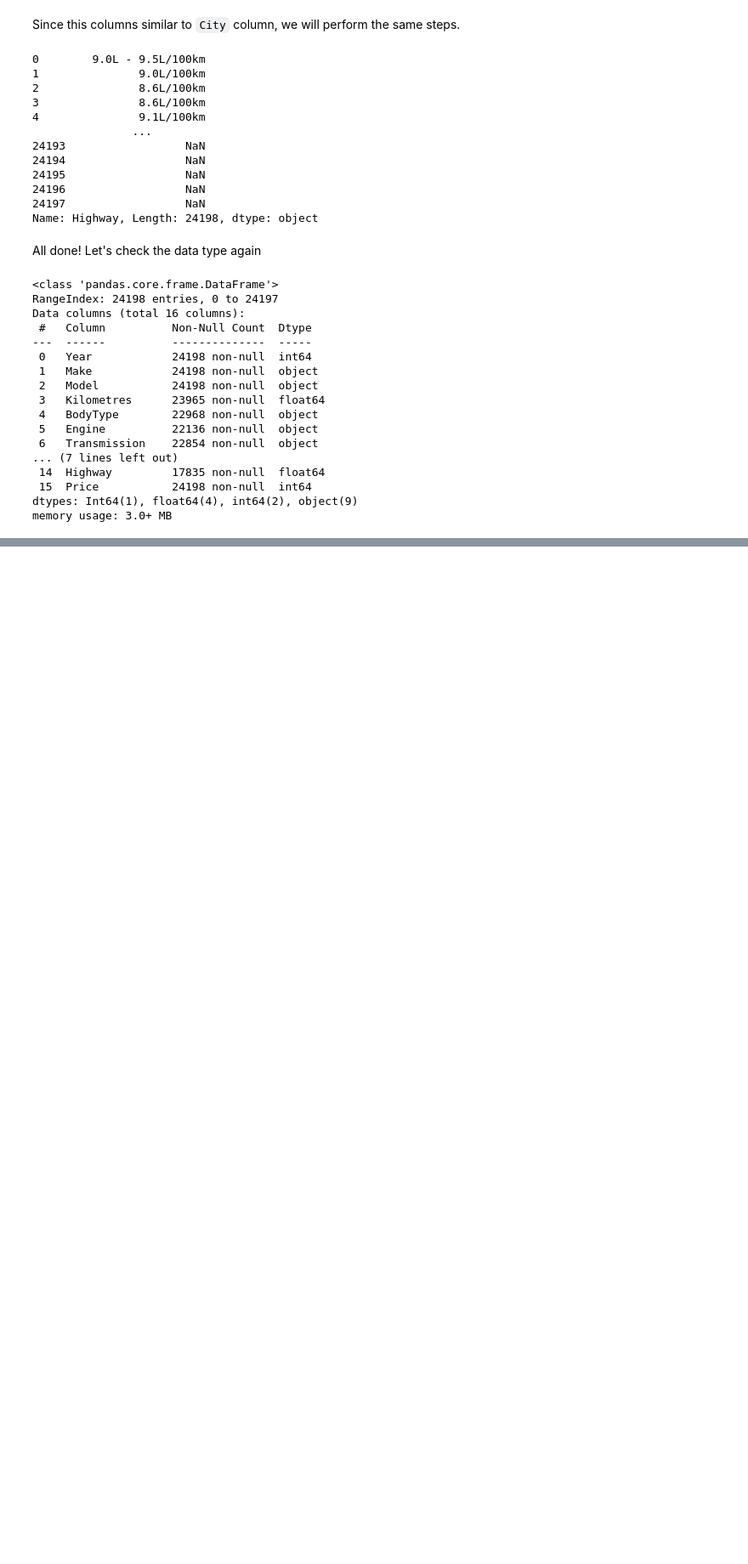
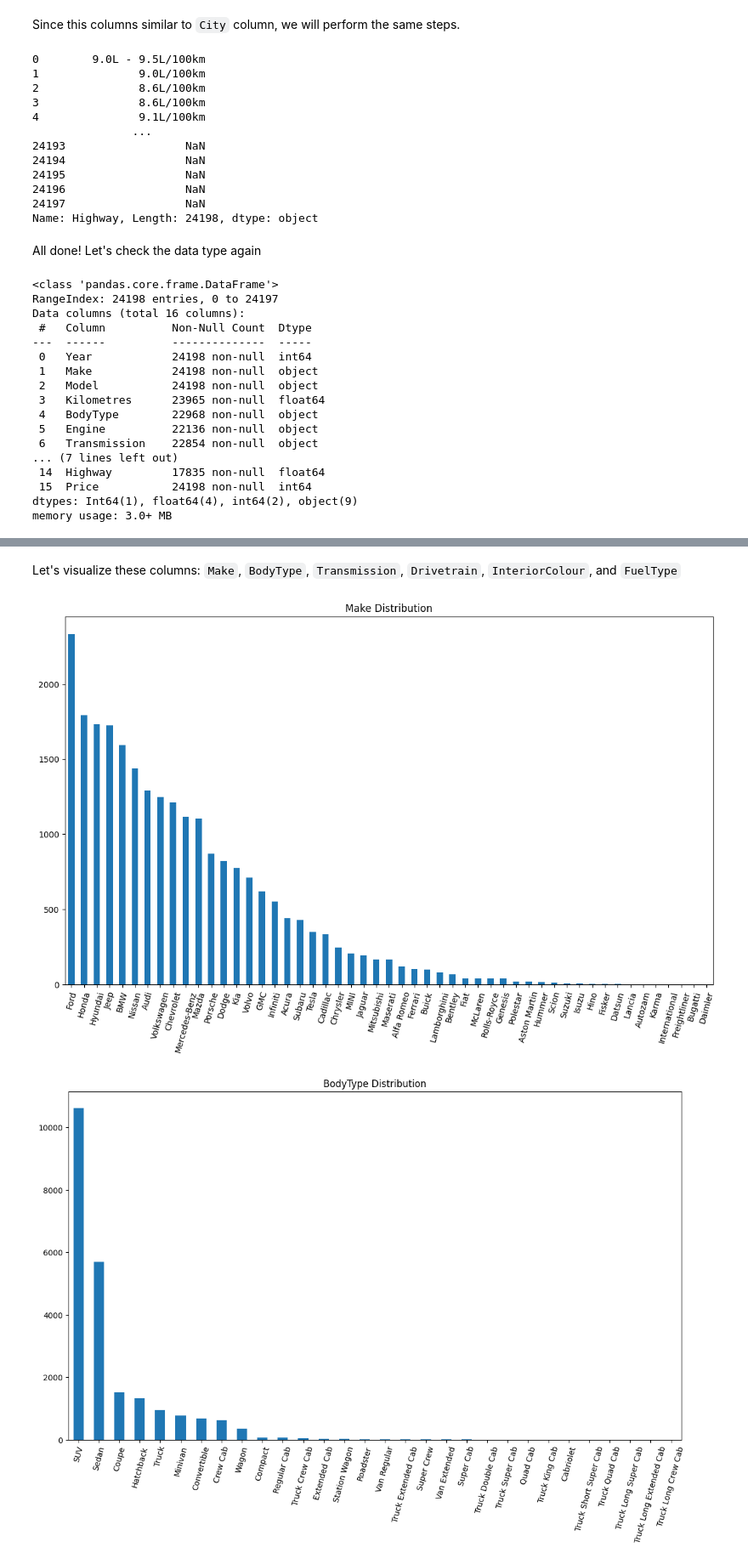
Before and after one commit to alfiannajih/used-vehicle-price-prediction, a Jupyter notebook: used_vehicle.ipynb, the cells around one changed output, grey strips where cells are left out. Shown at 85% size. Drawn from its saved outputs; the diff is of its cells as text; code cells hidden in the pictures; blank space fills up the shorter version.

Commit message:
visualize data distribution

```diff
--- a/used_vehicle.ipynb
+++ b/used_vehicle.ipynb
@@ -311,0 +318,5 @@ memory usage: 3.0+ MB
+# %%
+for column in full_data.select_dtypes(include='object').columns:
+    temp_other_sum = full_cat_data[column].str.contains('other', case=False).sum()
+
+    print(f'{column} contains {temp_other_sum} "other" values')
@@ -311,0 +335,4 @@ memory usage: 3.0+ MB
+# %%
+mask_fuel_type = full_data['FuelType'].str.contains('other', case=False, na=False)
+
+full_data['FuelType'][mask_fuel_type] = None
@@ -311,0 +397,4 @@ memory usage: 3.0+ MB
+# %%
+full_cat_data = full_data.select_dtypes(include='object')
+
+full_cat_data.head()
@@ -311,0 +425,14 @@ memory usage: 3.0+ MB
+# %% [markdown]
+Let's visualize these columns: `Make`, `BodyType`, `Transmission`, `Drivetrain`, `InteriorColour`, and `FuelType`
+# %%
+for column in ['Make', 'BodyType', 'Transmission', 'Drivetrain', 'InteriorColour', 'FuelType']:
+    full_cat_data[column].value_counts().plot(
+        kind='bar',
+        title=f'{column} Distribution',
+        rot=75,
+        figsize=(14, 8)
+    )
+    plt.show()
+# %% [output]
+[figure, added]
+[figure, added]
```
Also changed, not shown: parts of 21 cells of this notebook.
